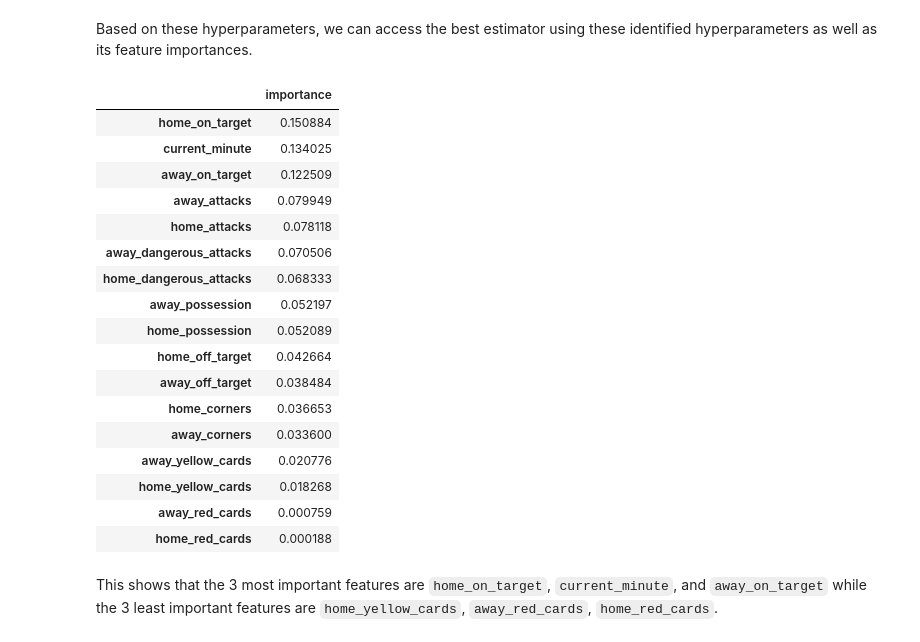
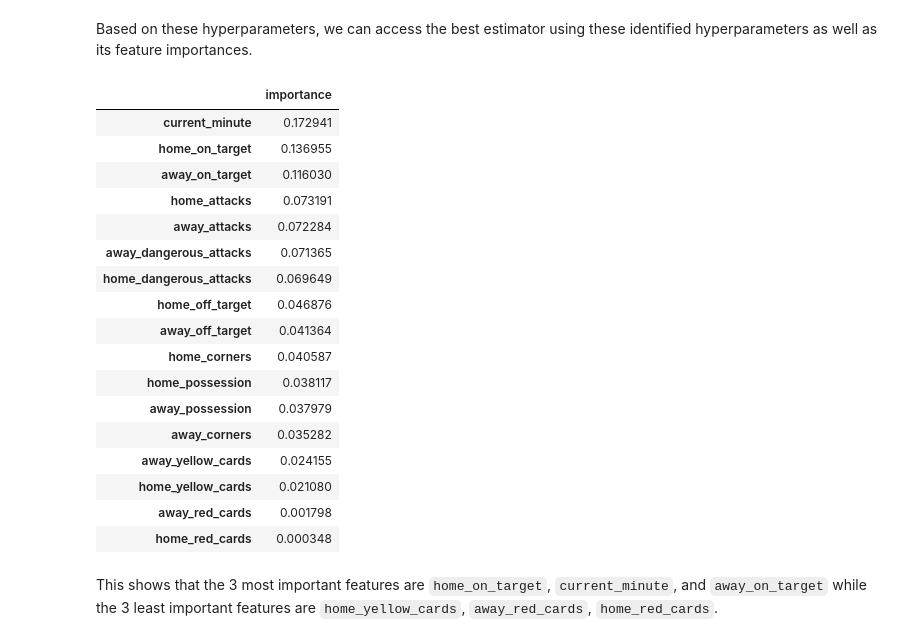
Before and after one commit to boofmax/STINTSY_MCO, a Jupyter notebook: STINTSY_MCO.ipynb, the cells around one changed output. Drawn from its saved outputs; the diff is of its cells as text; code cells hidden in the pictures.

```diff
--- a/STINTSY_MCO.ipynb
+++ b/STINTSY_MCO.ipynb
@@ -469,5 +547,3 @@ To begin training, the feature matrix and target vector are split into train and
-# %%
-X_train, X_test, y_train, y_test = train_test_split(X, y, random_state=random_state, stratify=y)
 # %% [markdown]
 A `RandomForestClassifer` object is created and trained with default hyperparameters (as documented [here](https://scikit-learn.org/stable/modules/generated/sklearn.ensemble.RandomForestClassifier.html)). The following are the hyperparameters (and initial values) we will be working with and tuning later on.
 
@@ -479,6 +554,6 @@ A `RandomForestClassifer` object is created and trained with default hyperparame
 
 These hyperparameters were selected given that they were described to have most influence on performance and extraction of feature importance *(Probst et al., 2019)*.
 # %%
-rfc = RandomForestClassifier(random_state=random_state)
+rfc = RandomForestClassifier(random_state=random_state, n_jobs=-1)
 rfc.fit(X_train, y_train)
 # %% [output]
@@ -505,16 +580,16 @@ The above accuracies show that the model performs very well on the training set
 We define the search space for hyperparameter tuning:
 # %%
 hyperparameters_rf = {
-    'n_estimators': randint(50, 300),
+    'n_estimators': randint(100, 250),
     'criterion': ['gini', 'entropy', 'log_loss'],
     'min_samples_leaf': randint(1, 10),
     'max_features': ['sqrt', 'log2', None],
-    'max_samples': uniform(0.1, 1.0)
+    'max_samples': uniform(0.1, 0.9)
 }
 # %% [markdown]
 To tune the hyperparameters of the Random Forest model, the `RandomizedSearchCV` class will be used. We set the the number of combinations to try (n_iter) to `10` and the number of cross valdiation folds to `5`.
 # %%
-rsr = RandomizedSearchCV(estimator=rfc, param_distributions=hyperparameters_rf, n_iter=10, cv=5, random_state=42)
+rsr = RandomizedSearchCV(estimator=rfc, param_distributions=hyperparameters_rf, n_iter=50, cv=5, random_state=42)
 # %% [markdown]
 The models are then trained on the training data to produce the best hyperparameters.
 # %%
@@ -558,28 +618,28 @@ Based on these hyperparameters, we can access the best estimator using these ide
 # %%
 best_estimator = rsr.best_estimator_
 
 feature_importance = best_estimator.feature_importances_
-df_rfc_importance = pd.DataFrame(data=feature_importance, index=data.drop(["target"], axis=1).columns, columns=["importance"])
+df_rfc_importance = pd.DataFrame(data=feature_importance, index=data.columns, columns=["importance"])
 df_rfc_importance.sort_values(by="importance", ascending=False)
 # %% [output]
 |  | importance |
-| home_on_target | 0.150884 |
-| current_minute | 0.134025 |
-| away_on_target | 0.122509 |
-| away_attacks | 0.079949 |
-| home_attacks | 0.078118 |
-| away_dangerous_attacks | 0.070506 |
-| home_dangerous_attacks | 0.068333 |
-| away_possession | 0.052197 |
-| home_possession | 0.052089 |
-| home_off_target | 0.042664 |
-| away_off_target | 0.038484 |
-| home_corners | 0.036653 |
-| away_corners | 0.033600 |
-| away_yellow_cards | 0.020776 |
-| home_yellow_cards | 0.018268 |
-| away_red_cards | 0.000759 |
-| home_red_cards | 0.000188 |
+| current_minute | 0.172941 |
+| home_on_target | 0.136955 |
+| away_on_target | 0.116030 |
+| home_attacks | 0.073191 |
+| away_attacks | 0.072284 |
+| away_dangerous_attacks | 0.071365 |
+| home_dangerous_attacks | 0.069649 |
+| home_off_target | 0.046876 |
+| away_off_target | 0.041364 |
+| home_corners | 0.040587 |
+| home_possession | 0.038117 |
+| away_possession | 0.037979 |
+| away_corners | 0.035282 |
+| away_yellow_cards | 0.024155 |
+| home_yellow_cards | 0.021080 |
+| away_red_cards | 0.001798 |
+| home_red_cards | 0.000348 |
 # %% [markdown]
 This shows that the 3 most important features are `home_on_target`, `current_minute`, and `away_on_target` while the 3 least important features are `home_yellow_cards`, `away_red_cards`, `home_red_cards`.
 # %% [markdown]
```
Also changed, not shown: parts of 46 cells of this notebook.
